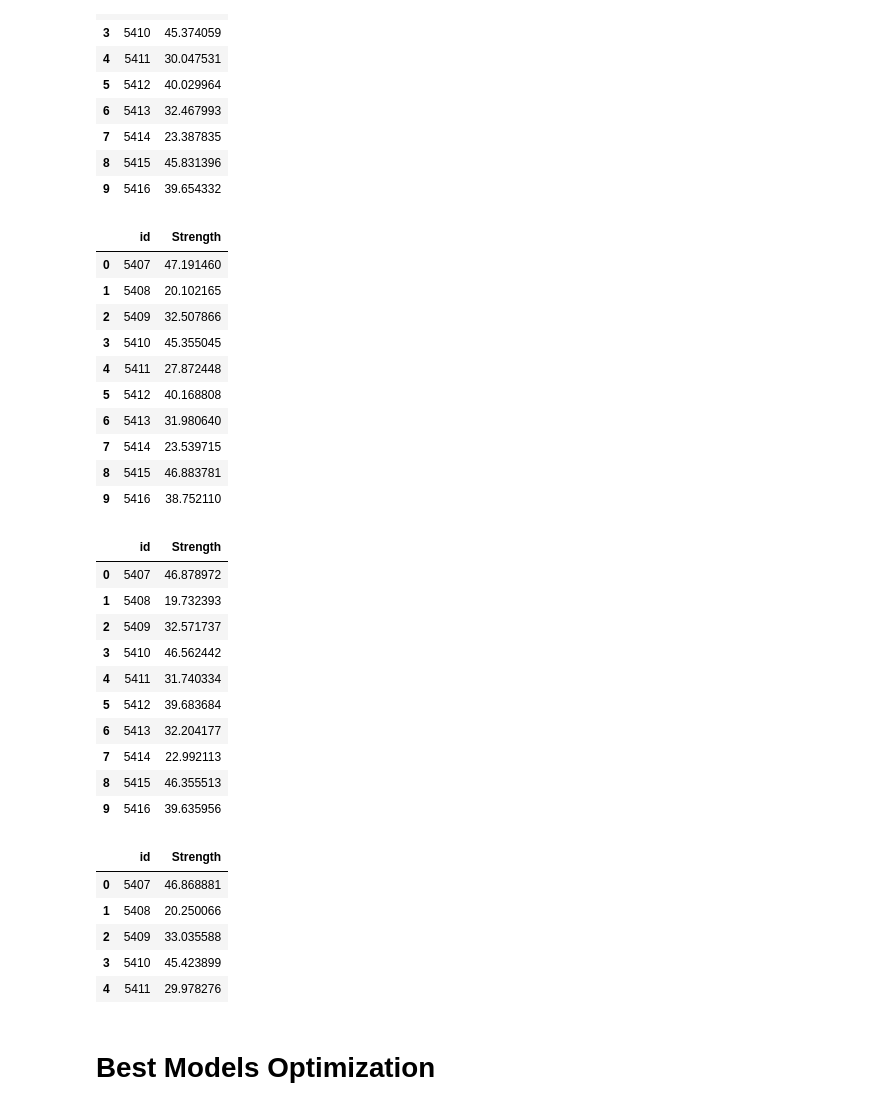
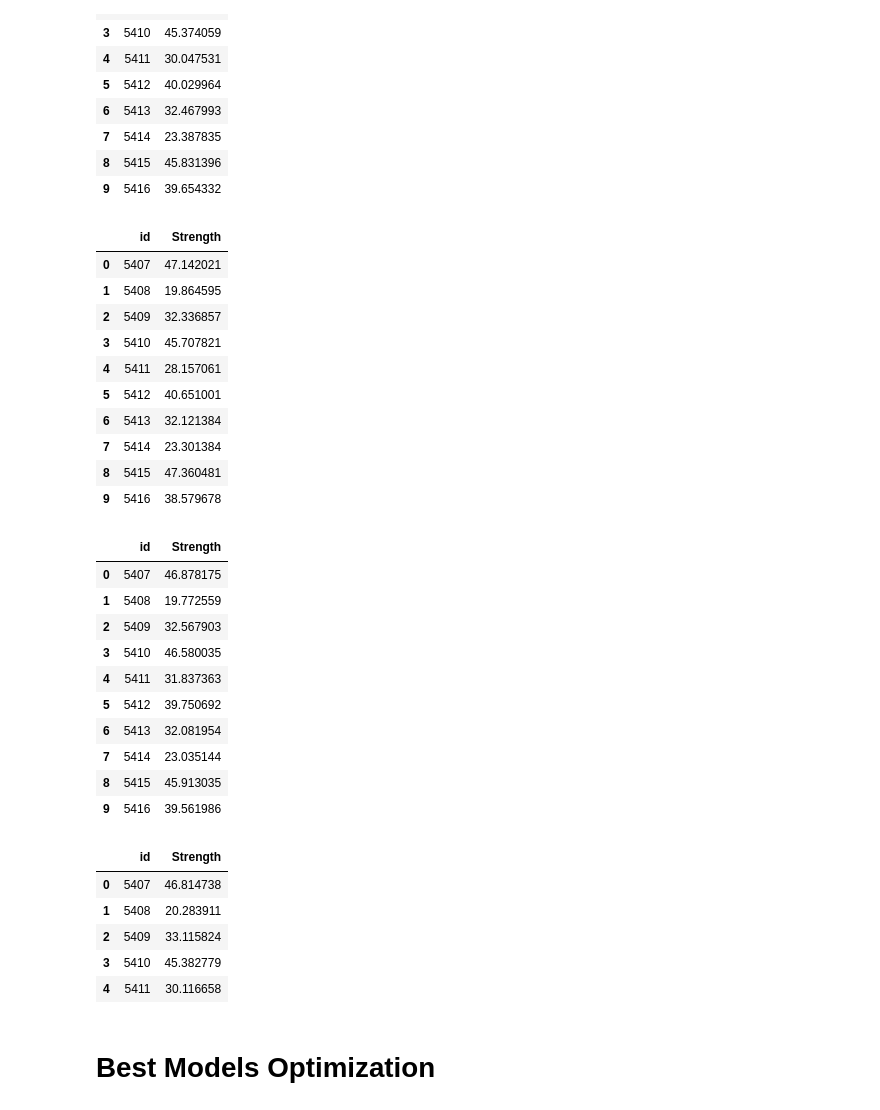
Before and after one commit to Analytics-Data-Science-and-Tech/Analytics_Data_Science, a Jupyter notebook: Tabular-Playground-Series/PS-S3/Ep9/Synthetic_Original.ipynb, the cells around one changed output. Cells and saved outputs as stored; diff of their text form; code cells hidden in the pictures.

```diff
--- a/Tabular-Playground-Series/PS-S3/Ep9/Synthetic_Original.ipynb
+++ b/Tabular-Playground-Series/PS-S3/Ep9/Synthetic_Original.ipynb
@@ -222,37 +224,37 @@ submission.head(10)
 # %%
 X = train.drop(columns = ['Strength'], axis = 1)
 Y = train['Strength']
 X['WaterComponent_to_Cement_ratio'] = X['WaterComponent'] / (X['CementComponent'] + 1e-6)
 # X['Age_Water'] = X['AgeInDays'] / X['WaterComponent']
 
 test_baseline = test.drop(columns = ['id'], axis = 1)
 test_baseline['WaterComponent_to_Cement_ratio'] = test_baseline['WaterComponent'] / (test_baseline['CementComponent'] + 1e-6)
 # test_baseline['Age_Water'] = test_baseline['AgeInDays'] / test_baseline['WaterComponent']
 
 XGB_md = XGBRegressor(tree_method = 'hist',
                       colsample_bytree = 0.7,
                       gamma = 0.8,
                       learning_rate = 0.01,
                       max_depth = 2,
                       min_child_weight = 10,
                       n_estimators = 1000,
-                      subsample = 0.7).fit(X, Y)
+                      subsample = 0.5).fit(X, Y)
 
 xgb_pred = XGB_md.predict(test_baseline)
 submission['Strength'] = xgb_pred
 submission.head(10)
 # %% [output]
 |  | id | Strength |
-| 0 | 5407 | 47.191460 |
-| 1 | 5408 | 20.102165 |
-| 2 | 5409 | 32.507866 |
-| 3 | 5410 | 45.355045 |
-| 4 | 5411 | 27.872448 |
-| 5 | 5412 | 40.168808 |
-| 6 | 5413 | 31.980640 |
-| 7 | 5414 | 23.539715 |
-| 8 | 5415 | 46.883781 |
-| 9 | 5416 | 38.752110 |
+| 0 | 5407 | 47.142021 |
+| 1 | 5408 | 19.864595 |
+| 2 | 5409 | 32.336857 |
+| 3 | 5410 | 45.707821 |
+| 4 | 5411 | 28.157061 |
+| 5 | 5412 | 40.651001 |
+| 6 | 5413 | 32.121384 |
+| 7 | 5414 | 23.301384 |
+| 8 | 5415 | 47.360481 |
+| 9 | 5416 | 38.579678 |
 # %%
 X = train.drop(columns = ['Strength'], axis = 1)
 Y = train['Strength']
@@ -270,7 +272,7 @@ cat_md = CatBoostRegressor(loss_function = 'RMSE',
                            random_strength = 0.5,
                            bagging_temperature = 0.7,
                            border_count = 30,
-                           l2_leaf_reg = 5,
+                           l2_leaf_reg = 7,
                            verbose = False).fit(X, Y)
 
 cat_pred = cat_md.predict(test_baseline)
@@ -278,24 +280,24 @@ submission['Strength'] = cat_pred
 submission.head(10)
 # %% [output]
 |  | id | Strength |
-| 0 | 5407 | 46.878972 |
-| 1 | 5408 | 19.732393 |
-| 2 | 5409 | 32.571737 |
-| 3 | 5410 | 46.562442 |
-| 4 | 5411 | 31.740334 |
-| 5 | 5412 | 39.683684 |
-| 6 | 5413 | 32.204177 |
-| 7 | 5414 | 22.992113 |
-| 8 | 5415 | 46.355513 |
-| 9 | 5416 | 39.635956 |
+| 0 | 5407 | 46.878175 |
+| 1 | 5408 | 19.772559 |
+| 2 | 5409 | 32.567903 |
+| 3 | 5410 | 46.580035 |
+| 4 | 5411 | 31.837363 |
+| 5 | 5412 | 39.750692 |
+| 6 | 5413 | 32.081954 |
+| 7 | 5414 | 23.035144 |
+| 8 | 5415 | 45.913035 |
+| 9 | 5416 | 39.561986 |
 # %%
-submission['Strength'] = 0.3*cat_pred + 0.3*xgb_pred + 0.2*hist_pred + 0.2*GBR_pred
+submission['Strength'] = (cat_pred + xgb_pred + hist_pred + GBR_pred) / 4
 submission.head()
 # %% [output]
 |  | id | Strength |
-| 0 | 5407 | 46.868881 |
-| 1 | 5408 | 20.250066 |
-| 2 | 5409 | 33.035588 |
-| 3 | 5410 | 45.423899 |
-| 4 | 5411 | 29.978276 |
+| 0 | 5407 | 46.814738 |
+| 1 | 5408 | 20.283911 |
+| 2 | 5409 | 33.115824 |
+| 3 | 5410 | 45.382779 |
+| 4 | 5411 | 30.116658 |
 # %%
```
Also changed, not shown: parts of 3 cells of this notebook.
